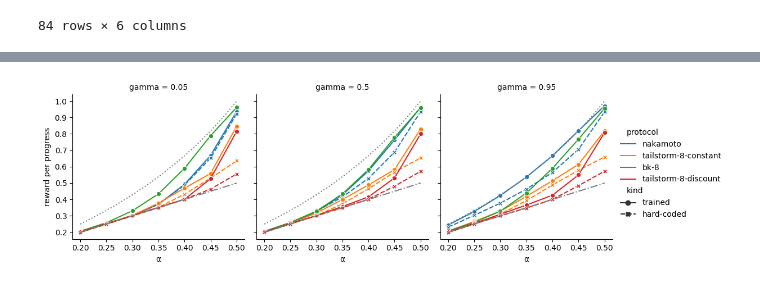
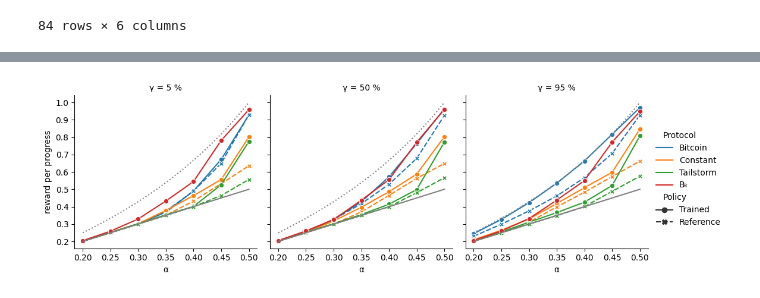
Before and after one commit to pkel/cpr, a Jupyter notebook: experiments/rl-eval/rl-results-condensed.ipynb, the cells around one changed output, grey strips where cells are left out. Cells and saved outputs as stored; diff of their text form; code cells hidden in the pictures.

```diff
--- a/experiments/rl-eval/rl-results-condensed.ipynb
+++ b/experiments/rl-eval/rl-results-condensed.ipynb
@@ -156,33 +156,62 @@ best_models_episodes = pd.merge(
     best_models[model_key], episodes, on=model_key, how="left"
 )
 # %%
+# Some renaming for the paper
+def humProtocol(x):
+    if x == "nakamoto":
+        return "Bitcoin"
+    if x == "tailstorm-8-discount":
+        return "Tailstorm"
+    if x == "tailstorm-8-constant":
+        return "Constant"
+    if x == "bk-8":
+        return "Bₖ"
+    return x
+
+
+def humPolicy(x):
+    if x == "trained":
+        return "Trained"
+    if x == "hard-coded":
+        return "Reference"
+    return x
+
+
+subset = best_models
+subset["Protocol"] = subset.protocol.map(humProtocol)
+subset.Protocol = pd.Categorical(
+    subset.Protocol, categories=["Bitcoin", "Constant", "Tailstorm", "Bₖ"]
+)
+subset["Policy"] = subset.kind.map(humPolicy)
+subset.Policy = pd.Categorical(subset.Policy, categories=["Trained", "Reference"])
+subset["γ"] = subset.gamma.map(lambda x: f"{x * 100:g} %")
+subset["α"] = subset.alpha
+
 fig = sns.relplot(
     kind="line",
-    # data = best_models_episodes,
-    # y = 'episode_rpp',
-    data=best_models,
+    data=subset,
     y="rpp_mean",
-    x="alpha",
-    col="gamma",
-    hue="protocol",
-    style="kind",
+    x="α",
+    col="γ",
+    hue="Protocol",
+    style="Policy",
     markers=True,
     height=3.5,
     aspect=1,
 )
 fig.set(ylabel="reward per progress", xlabel="α")
 for ax in fig.axes.flatten():
     alpha = np.linspace(min(best_models.alpha), max(best_models.alpha), 20)
-    ax.plot(alpha, alpha, linestyle="dashdot", color="gray")
+    ax.plot(alpha, alpha, linestyle="solid", color="gray")
     ax.plot(alpha, alpha / (1 - alpha), linestyle="dotted", color="gray")
 
 
 fig.savefig(
     "reward_per_progress_rl.png",
     dpi=600,
     bbox_inches="tight",
     transparent=True,
     pad_inches=0,
 )
 # %% [output]
-[figure, old version]
+[figure, new version]
```
Also changed, not shown: parts of 4 cells of this notebook, 1 other file.
